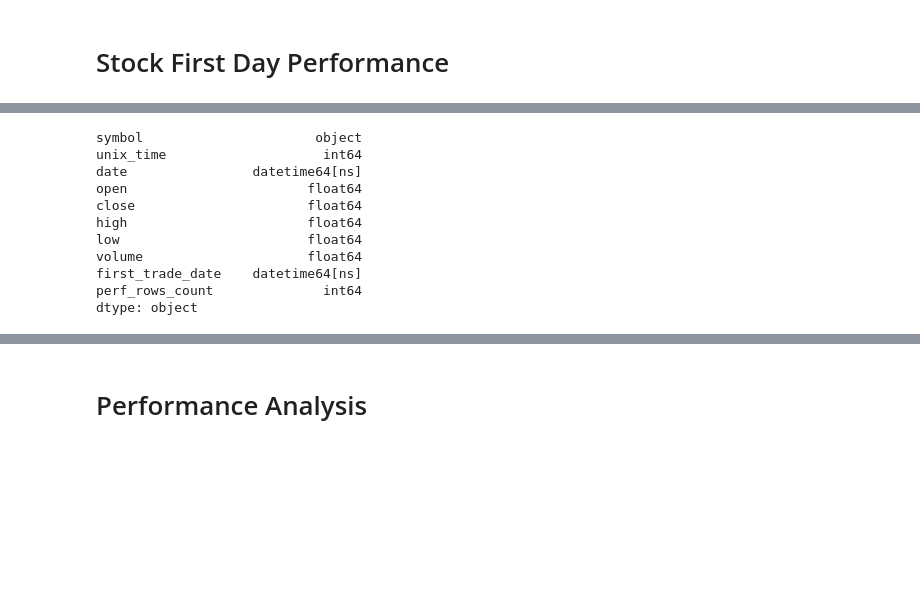
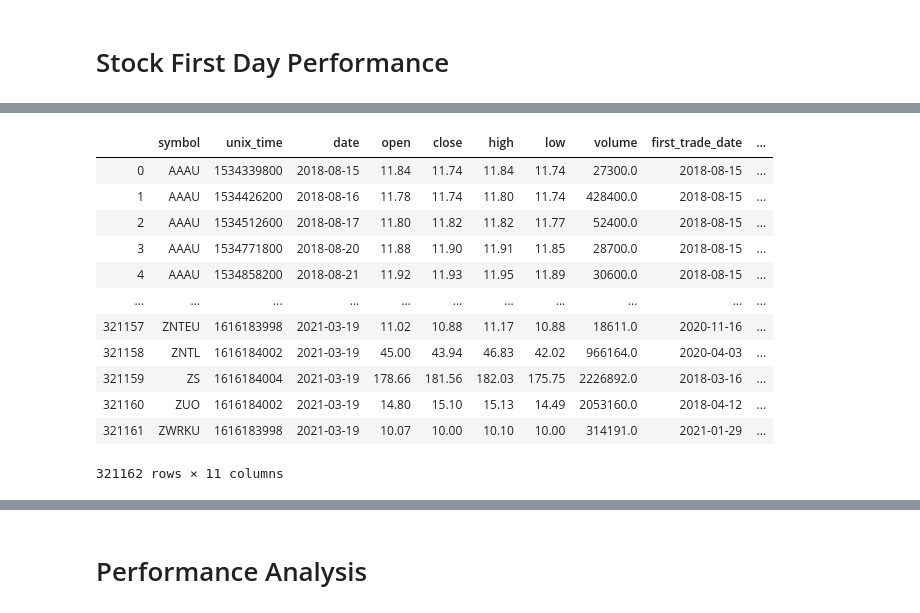
Before and after one commit to admiral810/IPO_tracker, a Jupyter notebook: ipo_analysis.ipynb, the cells around one changed output, grey strips where cells are left out. Drawn from its saved outputs; the diff is of its cells as text; code cells hidden in the pictures; blank space fills up the shorter version.

Commit message:
first day perf notebook update

```diff
--- a/ipo_analysis.ipynb
+++ b/ipo_analysis.ipynb
@@ -391,14 +397,23 @@ performance_df
-# %%
-performance_df.dtypes
-# %% [output]
-symbol                      object
-unix_time                    int64
-date                datetime64[ns]
-open                       float64
-close                      float64
-high                       float64
-low                        float64
-volume                     float64
-first_trade_date    datetime64[ns]
-perf_rows_count              int64
-dtype: object
+# %%
+# get total days trading by row, dtype is 'timedelta64'
+performance_df['days_trading'] = (performance_df['date'] - performance_df['first_trade_date']).astype(str)
+
+# convert days trading to an integer
+performance_df['days_trading'] = performance_df["days_trading"].str.split(" ", 1, expand=True)
+performance_df['days_trading'] = performance_df['days_trading'].astype('int64')
+
+performance_df
+# %% [output]
+|  | symbol | unix_time | date | open | close | high | low | volume | first_trade_date | ... |
+| 0 | AAAU | 1534339800 | 2018-08-15 | 11.84 | 11.74 | 11.84 | 11.74 | 27300.0 | 2018-08-15 | ... |
+| 1 | AAAU | 1534426200 | 2018-08-16 | 11.78 | 11.74 | 11.80 | 11.74 | 428400.0 | 2018-08-15 | ... |
+| 2 | AAAU | 1534512600 | 2018-08-17 | 11.80 | 11.82 | 11.82 | 11.77 | 52400.0 | 2018-08-15 | ... |
+| 3 | AAAU | 1534771800 | 2018-08-20 | 11.88 | 11.90 | 11.91 | 11.85 | 28700.0 | 2018-08-15 | ... |
+| 4 | AAAU | 1534858200 | 2018-08-21 | 11.92 | 11.93 | 11.95 | 11.89 | 30600.0 | 2018-08-15 | ... |
+| ... | ... | ... | ... | ... | ... | ... | ... | ... | ... | ... |
+| 321157 | ZNTEU | 1616183998 | 2021-03-19 | 11.02 | 10.88 | 11.17 | 10.88 | 18611.0 | 2020-11-16 | ... |
+| 321158 | ZNTL | 1616184002 | 2021-03-19 | 45.00 | 43.94 | 46.83 | 42.02 | 966164.0 | 2020-04-03 | ... |
+| 321159 | ZS | 1616184004 | 2021-03-19 | 178.66 | 181.56 | 182.03 | 175.75 | 2226892.0 | 2018-03-16 | ... |
+| 321160 | ZUO | 1616184002 | 2021-03-19 | 14.80 | 15.10 | 15.13 | 14.49 | 2053160.0 | 2018-04-12 | ... |
+| 321161 | ZWRKU | 1616183998 | 2021-03-19 | 10.07 | 10.00 | 10.10 | 10.00 | 314191.0 | 2021-01-29 | ... |
+321162 rows × 11 columns
```
Also changed, not shown: parts of 6 cells of this notebook.
